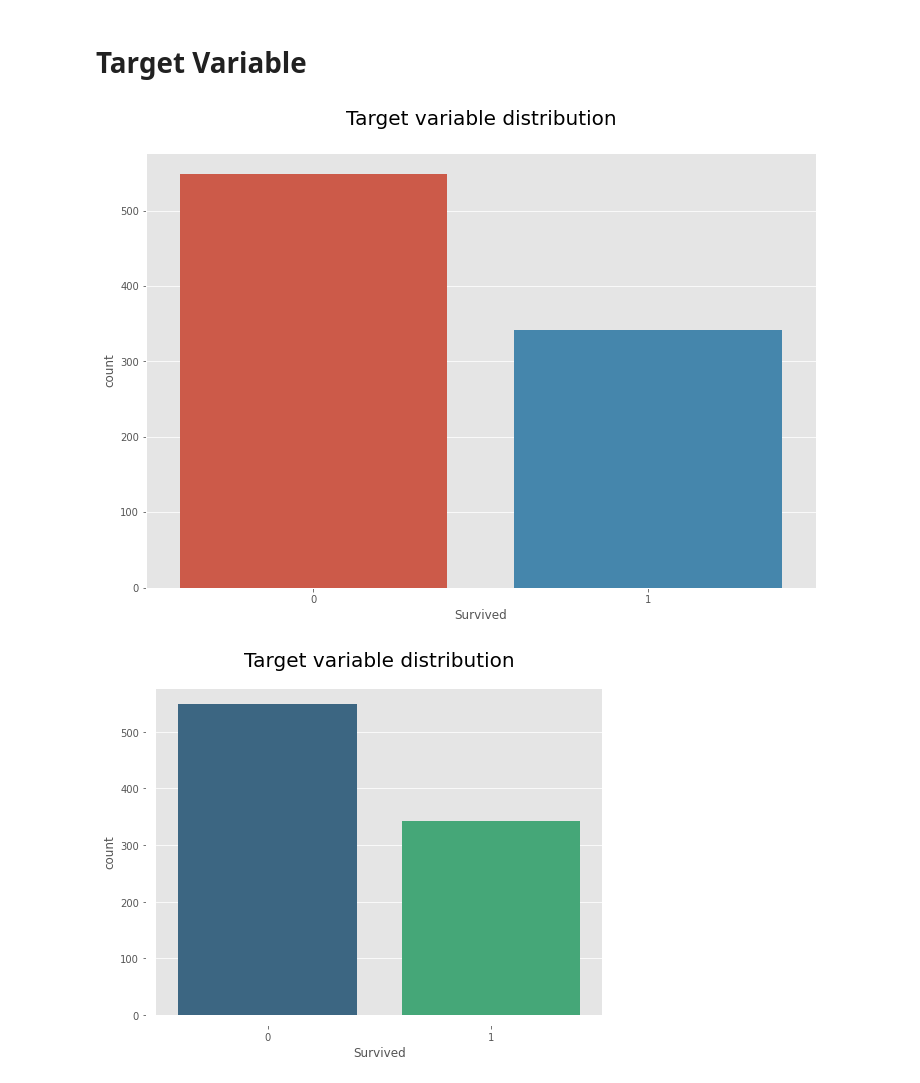
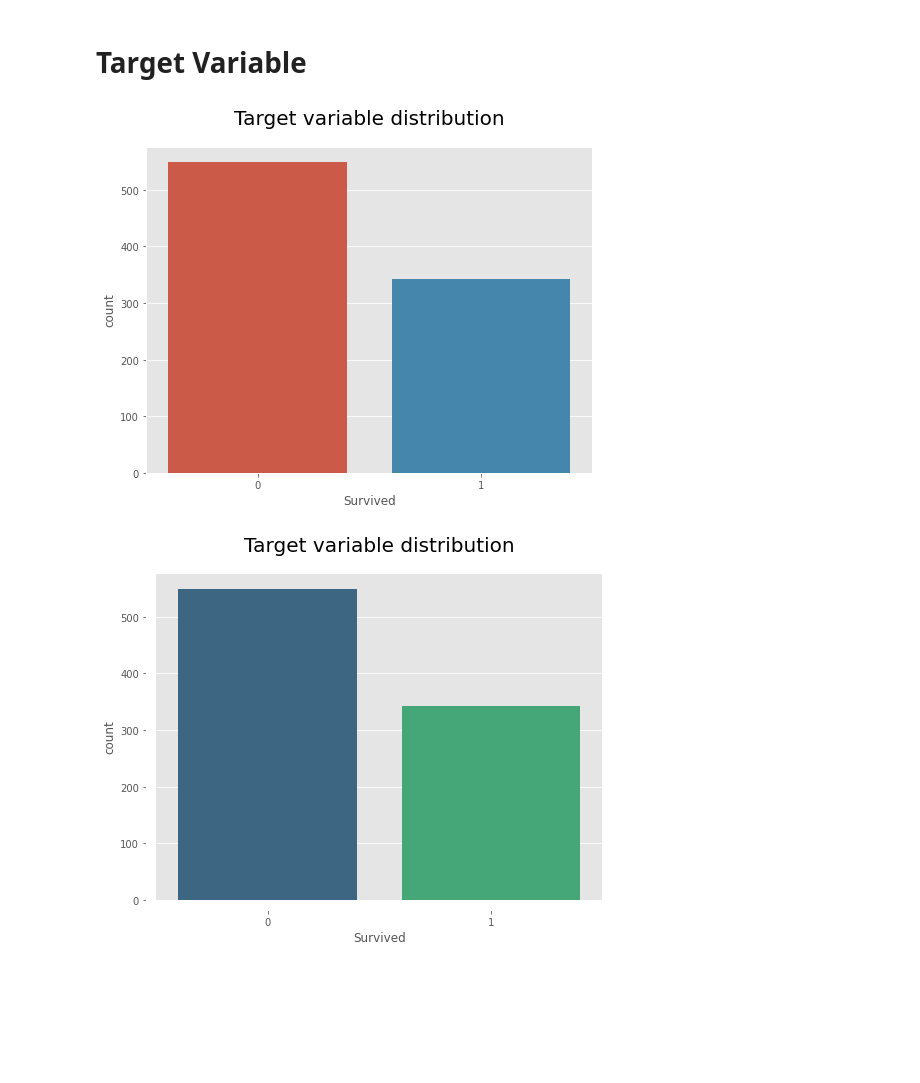
Before and after one commit to melling/ml-kaggle-titanic, a Jupyter notebook: titanic-eda01-biased-outliers.ipynb, the cells around one changed output. Drawn from its saved outputs; the diff is of its cells as text; code cells hidden in the pictures; blank space fills up the shorter version.

```diff
--- a/titanic-eda01-biased-outliers.ipynb
+++ b/titanic-eda01-biased-outliers.ipynb
@@ -341,11 +353,12 @@ features.head()
 # %% [markdown]
 # Target Variable
 # %%
-ax = sns.countplot(x='Survived', data=train);
+plt.figure(figsize=(8, 6))
+ax = sns.countplot(x=TARGET, data=train);
 ax.set_title('Target variable distribution', fontsize=20, y=1.05);
 # sns.despine(right=True)
 # sns.despine(offset=10, trim=True)
 # %% [output]
-[figure, old version]
+[figure, new version]
 # %%
 plt.figure(figsize=(8, 6))
```
Also changed, not shown: parts of 33 cells of this notebook.
